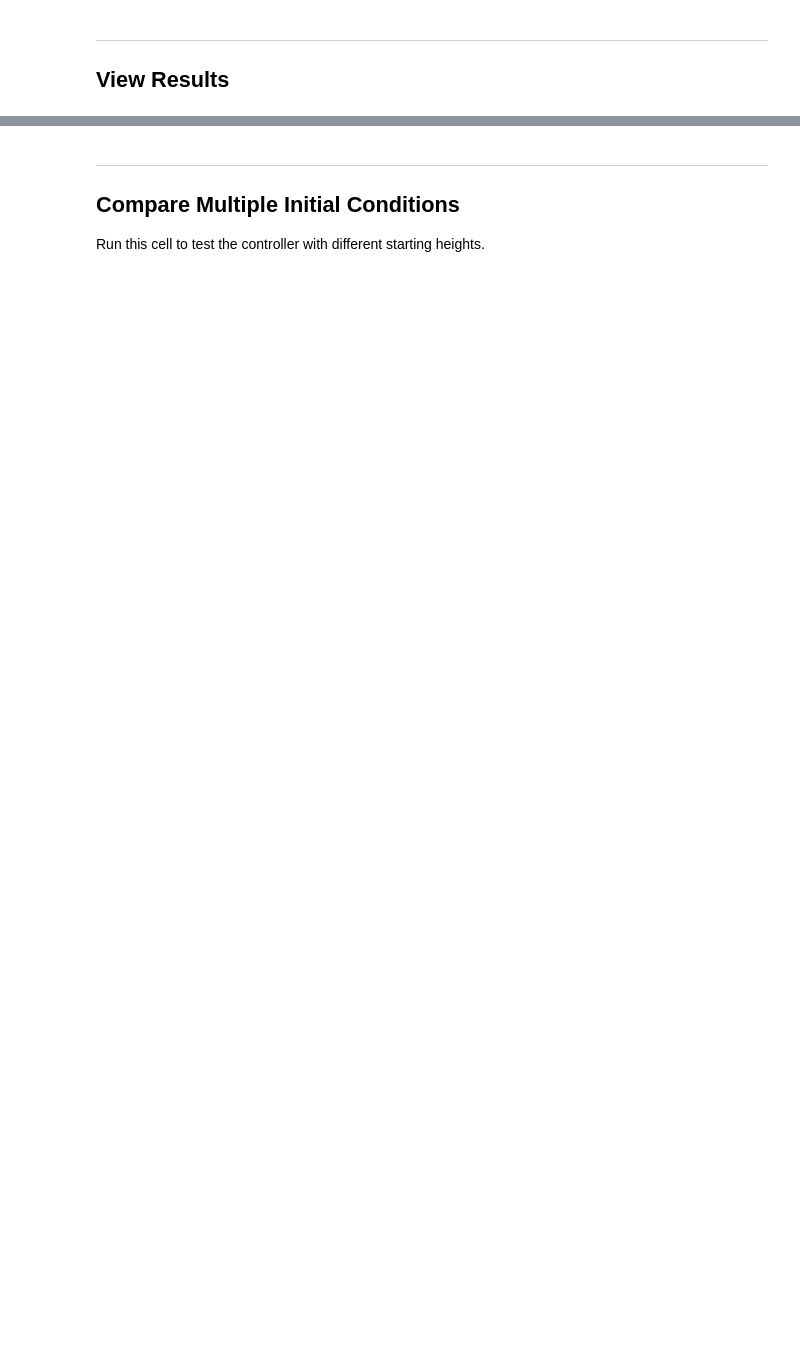
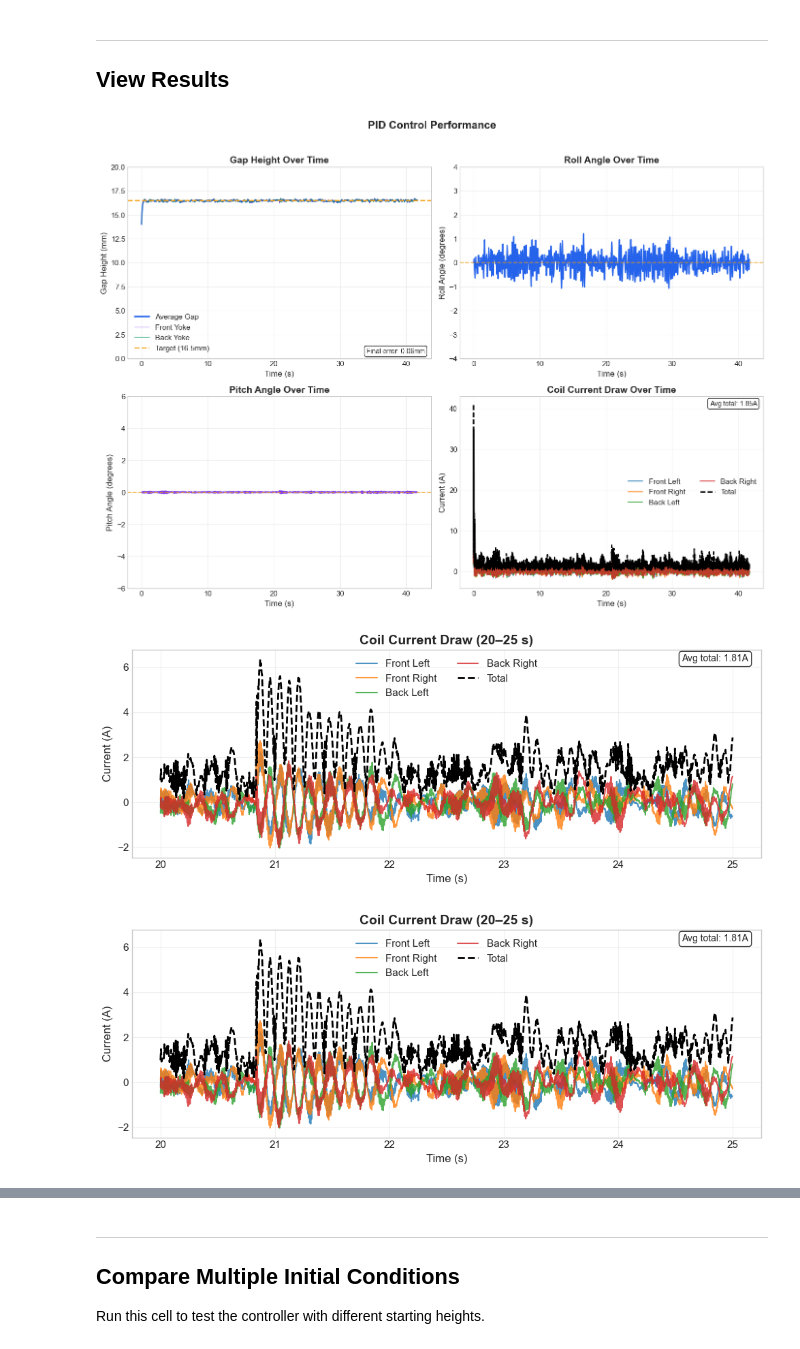
Before and after one commit to pulipakaa24/guadaloop_lev_control, a Jupyter notebook: RL Testing/lev_PID.ipynb, the cells around one changed output, grey strips where cells are left out. Drawn from its saved outputs; the diff is of its cells as text; code cells hidden in the pictures; blank space fills up the shorter version.

```diff
--- a/RL Testing/lev_PID.ipynb
+++ b/RL Testing/lev_PID.ipynb
@@ -431,19 +314,25 @@ def plot_control_signals(data: dict):
 # ============================================================
 
 INITIAL_GAP_MM = 14.0     # Starting gap height (mm). Target is ~16.49mm
-MAX_STEPS = 2000          # Simulation steps (240 steps = 1 second)
-USE_GUI = False           # Set to True to see PyBullet visualization
+MAX_STEPS = 10000          # Simulation steps (240 steps = 1 second)
+USE_GUI = False           # PyBullet GUI often hangs in notebooks; keep False. Use recording instead.
+USE_FEEDFORWARD = True    # Use MaglevPredictor feedforward for base PWM
+
+# Recording (headless: no GUI window; files saved to RECORD_DIR)
+RECORD_VIDEO = True      # Set True to save MP4 of each run (e.g. recordings/sim_YYYYMMDD_HHMMSS.mp4)
+RECORD_TELEMETRY = False  # Set True to save 4-panel telemetry PNG per run
+RECORD_DIR = "recordings" # Output folder for video and telemetry (created if missing)
 
 # Impulse disturbance (one-time force at a specific step)
-DISTURBANCE_STEP = None   # Step at which to apply impulse (e.g., 500). None = disabled
-DISTURBANCE_FORCE = 0.0   # Impulse force in Newtons (positive = upward push)
+DISTURBANCE_STEP = 5000   # Step at which to apply impulse (e.g., 500). None = disabled
+DISTURBANCE_FORCE = 8   # Impulse force in Newtons (positive = upward push)
 
 # Stochastic disturbance (continuous random noise each step)
-DISTURBANCE_FORCE_STD = 0.0  # Std dev of random force noise (Newtons). 0 = disabled
+DISTURBANCE_FORCE_STD = 0.8  # Std dev of random force noise (Newtons). 0 = disabled
 
 # ============================================================
 
-# Run simulation
+# Run simulation (gains from "PID Gains Configuration" cell)
 results = run_pid_simulation(
     initial_gap_mm=INITIAL_GAP_MM,
     max_steps=MAX_STEPS,
@@ -451,5 +340,10 @@ results = run_pid_simulation(
     disturbance_step=DISTURBANCE_STEP,
     disturbance_force=DISTURBANCE_FORCE,
     disturbance_force_std=DISTURBANCE_FORCE_STD,
+    use_feedforward=USE_FEEDFORWARD,
+    record_video=RECORD_VIDEO,
+    record_telemetry=RECORD_TELEMETRY,
+    record_dir=RECORD_DIR,
+    gains=gains,
     verbose=True
 )
@@ -459,6 +388,11 @@ results = run_pid_simulation(
 # %%
 # Plot main performance metrics
 plot_results(results)
+show_current_slice(results, 20, 25)
+# %% [output]
+[figure, added]
+[figure, added]
+[figure, added]
 # %%
 # Plot control signals (optional)
 plot_control_signals(results)
```
Also changed, not shown: parts of 23 cells of this notebook, 18 other files.
